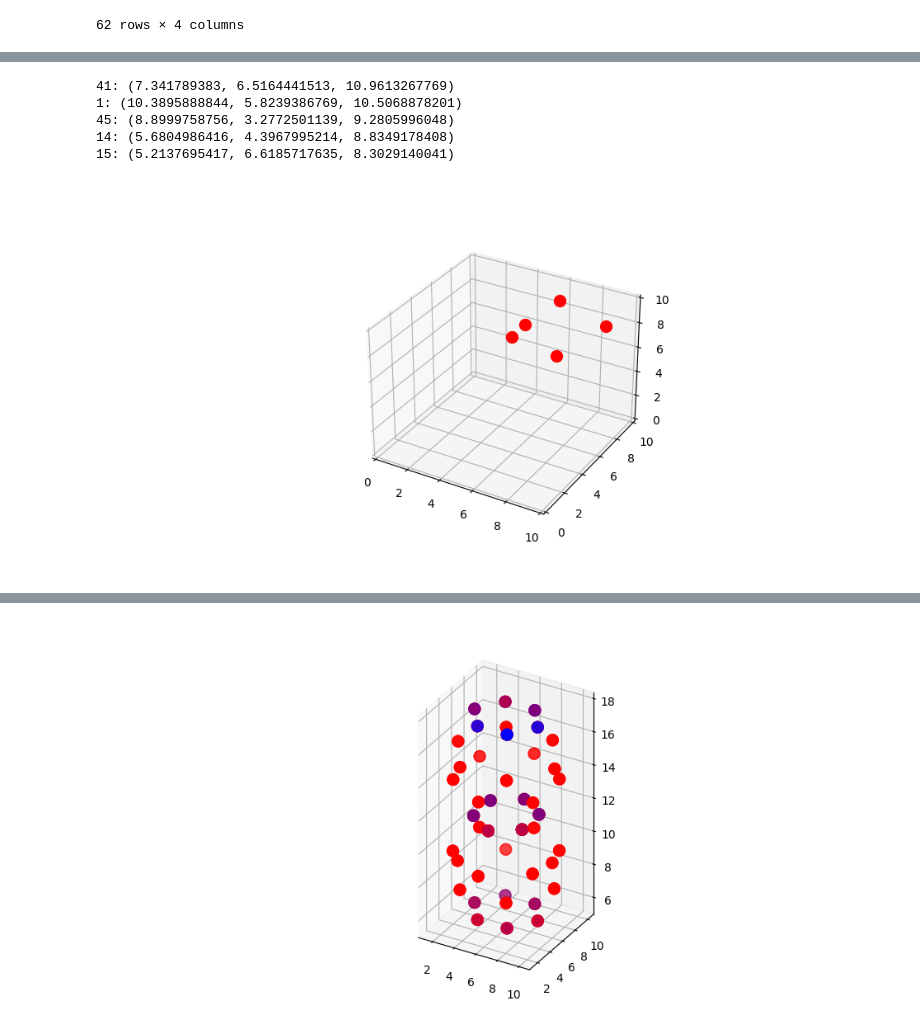
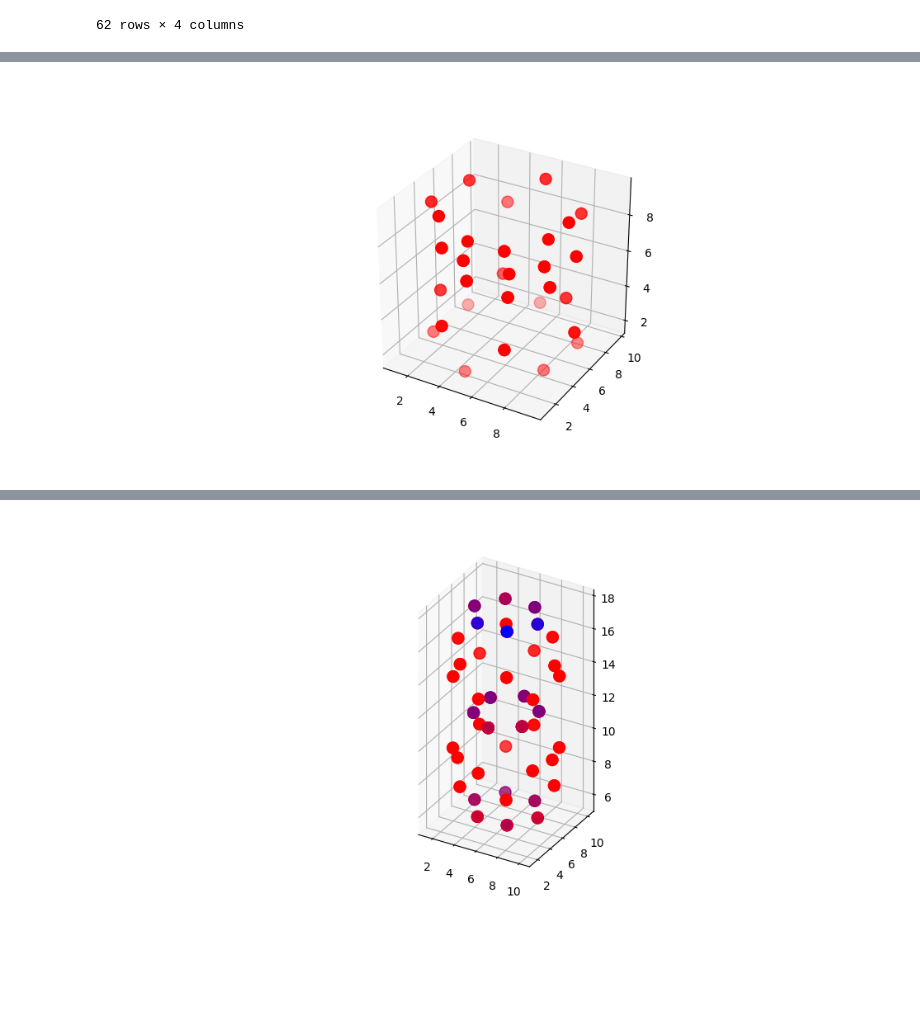
Before and after one commit to nicksmits1/chee494, a Jupyter notebook: DFS_Ring_Identification/DFS_Ring_Finder.ipynb, the cells around one changed output, grey strips where cells are left out. Saved outputs shown, nothing was run; the diff lists cells and outputs as text; code cells hidden in the pictures; blank space fills up the shorter version.

```diff
--- a/DFS_Ring_Identification/DFS_Ring_Finder.ipynb
+++ b/DFS_Ring_Identification/DFS_Ring_Finder.ipynb
@@ -874,21 +893,25 @@ Num HEX rings : 6
 # g.cage_6_2_5_12_list[0].plot_cage()
 # %%
 # g.cup_6_1_5_6_list[0].base_centroid().dist(g.cup_6_1_5_6_list[2].base_centroid())
-# %%
-idx = 2
-
-# g.six_ring_list[idx].print_ring()
-# g.six_ring_list[idx].plot_ring()
-
-g.five_ring_list[idx].print_ring()
-g.five_ring_list[idx].plot_ring()
-# %% [output]
-41: (7.341789383, 6.5164441513, 10.9613267769)
-1: (10.3895888844, 5.8239386769, 10.5068878201)
-45: (8.8999758756, 3.2772501139, 9.2805996048)
-14: (5.6804986416, 4.3967995214, 8.8349178408)
-15: (5.2137695417, 6.6185717635, 8.3029140041)
-[figure, removed]
+# %%
+six_idx = 0
+five_idx = 1
+
+# g.six_ring_list[six_idx].print_ring()
+# g.six_ring_list[six_idx].plot_ring()
+
+# g.five_ring_list[five_idx].print_ring()
+# g.five_ring_list[five_idx].plot_ring()
+
+# g.plot_these_rings([g.six_ring_list[six_idx], g.five_ring_list[five_idx]])
+g.plot_these_rings(g.six_ring_list[0].neighbouring_rings)
+
+# angle_plane([g.five_ring_list[idx].verticies[0].x, g.five_ring_list[idx].verticies[0].y, g.five_ring_list[idx].verticies[0].z],
+#             [g.five_ring_list[idx].verticies[1].x, g.five_ring_list[idx].verticies[1].y, g.five_ring_list[idx].verticies[1].z],
+#             [g.five_ring_list[idx].verticies[2].x, g.five_ring_list[idx].verticies[2].y, g.five_ring_list[idx].verticies[2].z],
+#             [g.five_ring_list[idx].verticies[3].x, g.five_ring_list[idx].verticies[3].y, g.five_ring_list[idx].verticies[3].z])
+# %% [output]
+[figure, added]
 # %%
 g.plot_rings()
 # %% [output]
```
Also changed, not shown: parts of 8 cells of this notebook.
